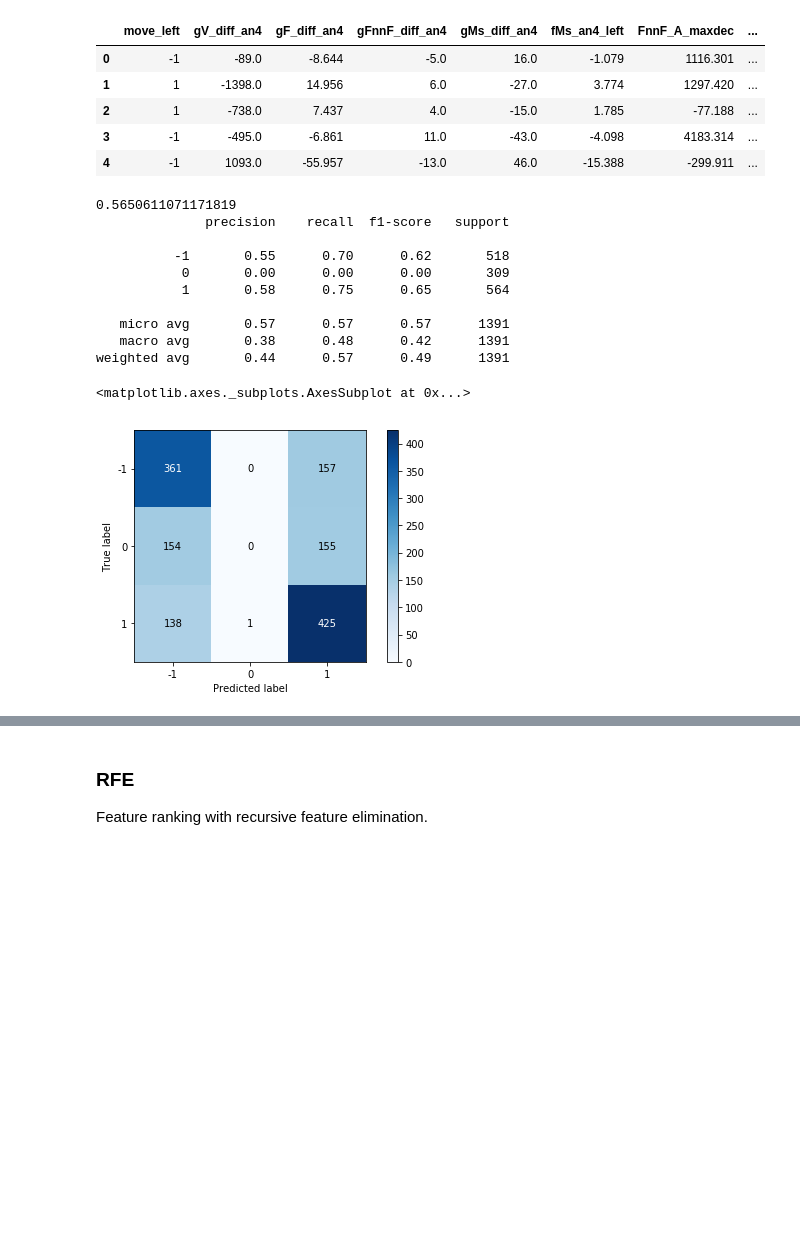
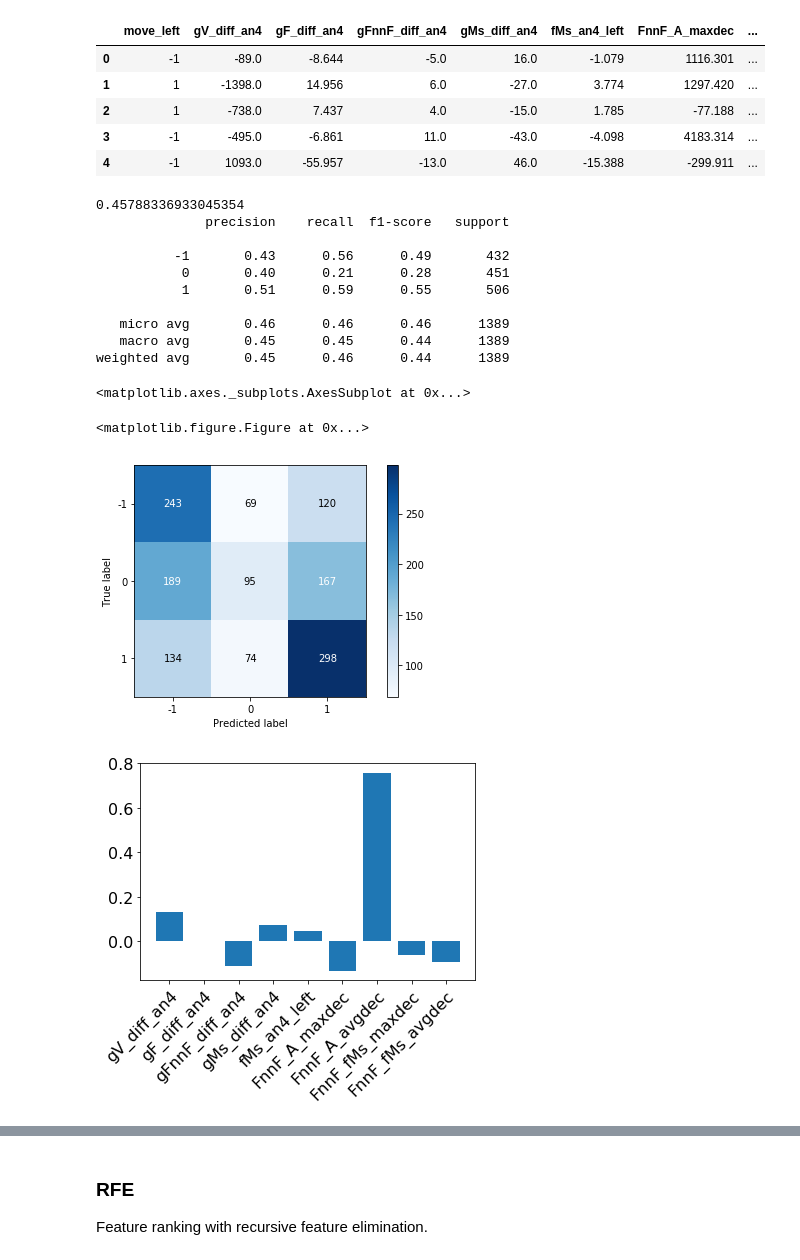
Before and after one commit to xiaotingz/Matlab, a Jupyter notebook: Grain Tracking/ClassificationModels.ipynb, the cells around one changed output, grey strips where cells are left out. Saved outputs shown, nothing was run; the diff lists cells and outputs as text; code cells hidden in the pictures; blank space fills up the shorter version.

```diff
--- a/Grain Tracking/ClassificationModels.ipynb
+++ b/Grain Tracking/ClassificationModels.ipynb
@@ -408,8 +419,8 @@ energy_grad.head(5)
 | 3 | -1 | -495.0 | -6.861 | 11.0 | -43.0 | -4.098 | 4183.314 | ... |
 | 4 | -1 | 1093.0 | -55.957 | -13.0 | 46.0 | -15.388 | -299.911 | ... |
 # %%
-# y = energy_grad.iloc[:, 0]
-# X = energy_grad.iloc[:, 1:]
+y = energy_grad.iloc[:, 0]
+X = energy_grad.iloc[:, 1:]
 X_train, X_test, y_train, y_test = train_test_split(X, y, test_size=0.2, random_state=0)
 logi_reg.fit(X_train, y_train)
 
@@ -417,23 +428,27 @@ X = X_test
 y_true = y_test
 y_pred = logi_reg.predict(X)
 
+plt.figure(0)
 print logi_reg.score(X, y_true)
 print classification_report(y_true, y_pred)
 plotConfusionMatrix(y_true, y_pred, ['-1', '0', '1'], normalize=False, rotate_xlabel=False, title='logi_reg_mig_sign_conf')
-
-# weighted_coeffs = np.std(X, 0).T*logi_reg.coef_[2,:]
-# plotFeatureImportance(weighted_coeffs, X.columns, title='logi_reg_mig_sign_featureImportance')
 # %% [output]
-0.5650611071171819
+0.45788336933045354
               precision    recall  f1-score   support
 
-          -1       0.55      0.70      0.62       518
-           0       0.00      0.00      0.00       309
-           1       0.58      0.75      0.65       564
+          -1       0.43      0.56      0.49       432
+           0       0.40      0.21      0.28       451
+           1       0.51      0.59      0.55       506
 
-   micro avg       0.57      0.57      0.57      1391
-   macro avg       0.38      0.48      0.42      1391
-weighted avg       0.44      0.57      0.49      1391
+   micro avg       0.46      0.46      0.46      1389
+   macro avg       0.45      0.45      0.44      1389
+weighted avg       0.45      0.46      0.44      1389
 <matplotlib.axes._subplots.AxesSubplot at 0x...>
+<matplotlib.figure.Figure at 0x...>
-[figure, old version]
+[figure, new version]
+# %%
+weighted_coeffs = np.std(X, 0).T*logi_reg.coef_[2,:]
+plotFeatureImportance(weighted_coeffs, X.columns, title='logi_reg_mig_sign_featureImportance')
+# %% [output]
+[figure, added]
 # %%
```
Also changed, not shown: parts of 6 cells of this notebook, 35 other files.
